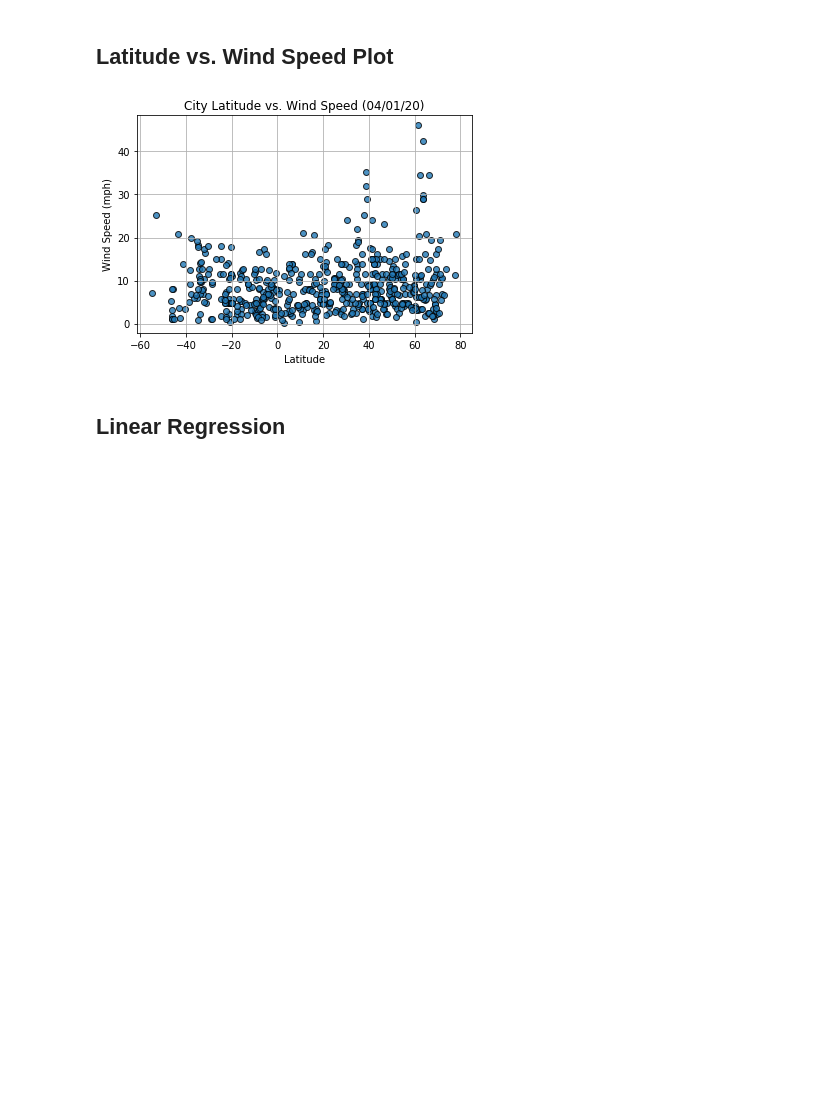
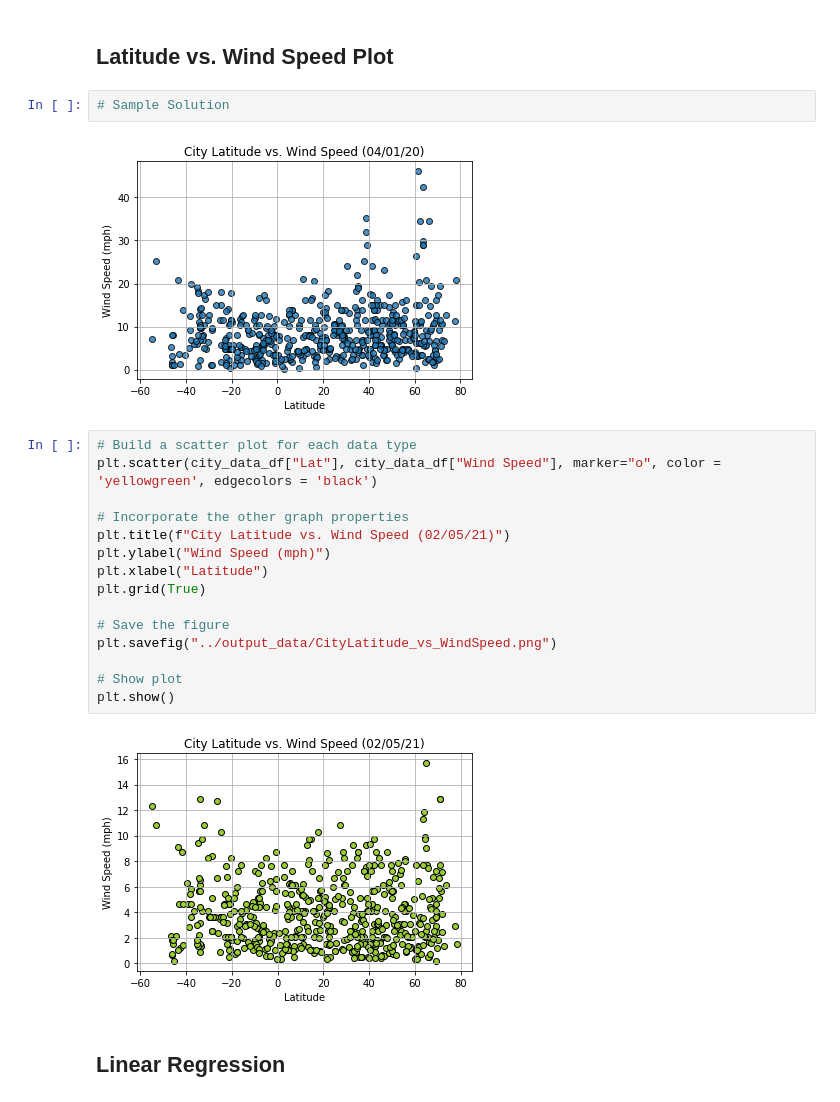
Before and after one commit to bminhas01/python-api-challenge, a Jupyter notebook: WeatherPy/WeatherPy.ipynb, the cells around one changed output. Saved outputs shown, nothing was run; the diff lists cells and outputs as text; blank space fills up the shorter version.

```diff
--- a/WeatherPy/WeatherPy.ipynb
+++ b/WeatherPy/WeatherPy.ipynb
@@ -219,8 +312,26 @@ Int64Index([], dtype='int64')
 # %% [markdown]
 ## Latitude vs. Wind Speed Plot
 # %%
+# Sample Solution
 # %% [output]
 [figure]
+# %%
+# Build a scatter plot for each data type
+plt.scatter(city_data_df["Lat"], city_data_df["Wind Speed"], marker="o", color = 'yellowgreen', edgecolors = 'black')
+
+# Incorporate the other graph properties
+plt.title(f"City Latitude vs. Wind Speed (02/05/21)")
+plt.ylabel("Wind Speed (mph)")
+plt.xlabel("Latitude")
+plt.grid(True)
+
+# Save the figure
+plt.savefig("../output_data/CityLatitude_vs_WindSpeed.png")
+
+# Show plot
+plt.show()
+# %% [output]
+[figure, added]
 # %% [markdown]
 ## Linear Regression
 # %% [markdown]
```
Also changed, not shown: parts of 30 cells of this notebook, 7 other files.
